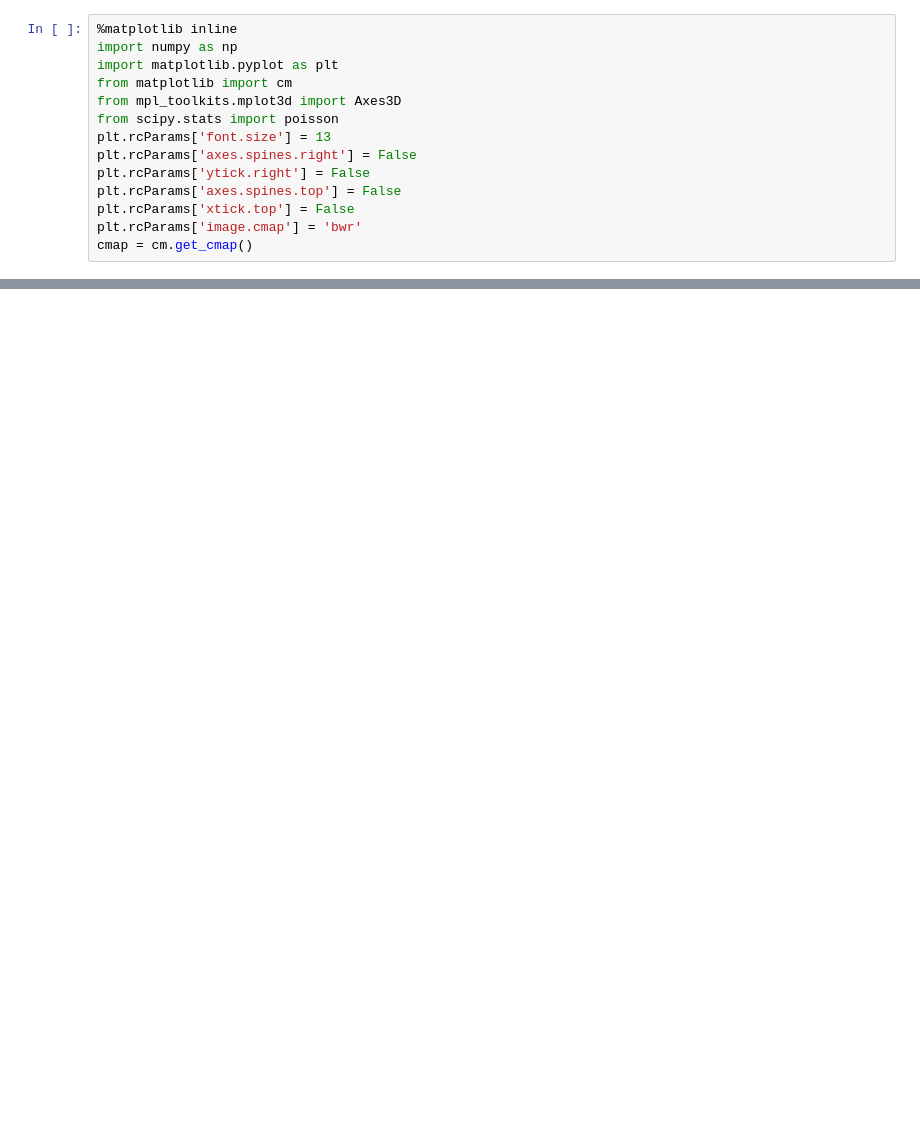
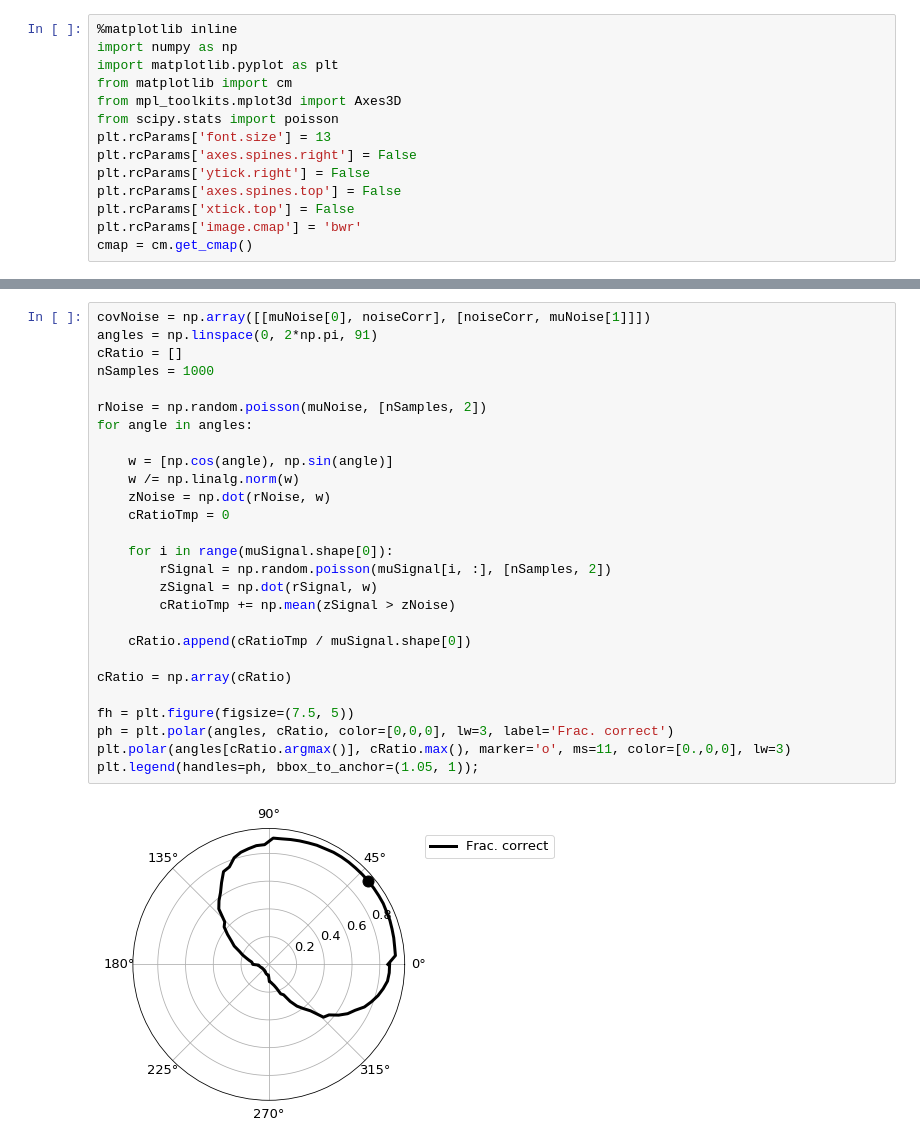
Before and after one commit to ala-laurila-lab/jupyter-notebooks, a Jupyter notebook: Classifiers.ipynb, the cells around one changed output, grey strips where cells are left out. Drawn from its saved outputs; the diff is of its cells as text; blank space fills up the shorter version.

```diff
--- a/Classifiers.ipynb
+++ b/Classifiers.ipynb
@@ -158,0 +159,29 @@ plt.legend(handles=phSqDiff+phLDA, bbox_to_anchor=(1.05, 1));
+# %%
+covNoise = np.array([[muNoise[0], noiseCorr], [noiseCorr, muNoise[1]]])
+angles = np.linspace(0, 2*np.pi, 91)
+cRatio = []
+nSamples = 1000
+
+rNoise = np.random.poisson(muNoise, [nSamples, 2])
+for angle in angles:
+
+    w = [np.cos(angle), np.sin(angle)]
+    w /= np.linalg.norm(w)
+    zNoise = np.dot(rNoise, w)
+    cRatioTmp = 0
+
+    for i in range(muSignal.shape[0]):
+        rSignal = np.random.poisson(muSignal[i, :], [nSamples, 2])
+        zSignal = np.dot(rSignal, w)
+        cRatioTmp += np.mean(zSignal > zNoise)
+
+    cRatio.append(cRatioTmp / muSignal.shape[0])
+
+cRatio = np.array(cRatio)
+
+fh = plt.figure(figsize=(7.5, 5))
+ph = plt.polar(angles, cRatio, color=[0,0,0], lw=3, label='Frac. correct')
+plt.polar(angles[cRatio.argmax()], cRatio.max(), marker='o', ms=11, color=[0.,0,0], lw=3)
+plt.legend(handles=ph, bbox_to_anchor=(1.05, 1));
+# %% [output]
+[figure, added]
```
Also changed, not shown: parts of 7 cells of this notebook.
